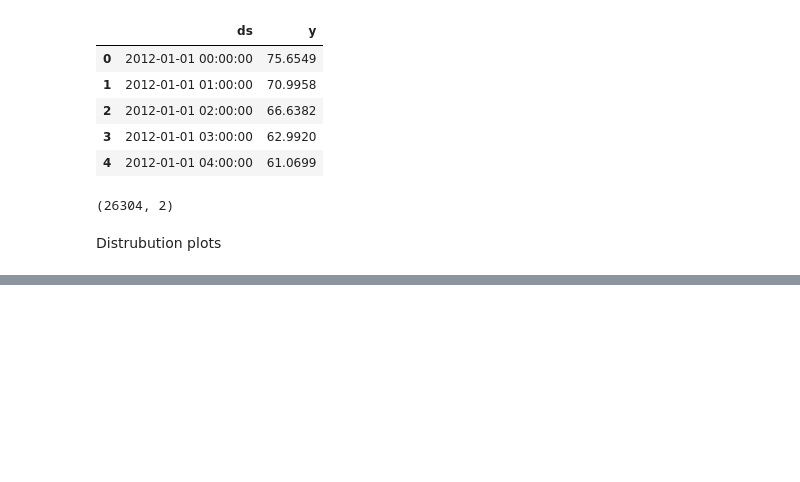
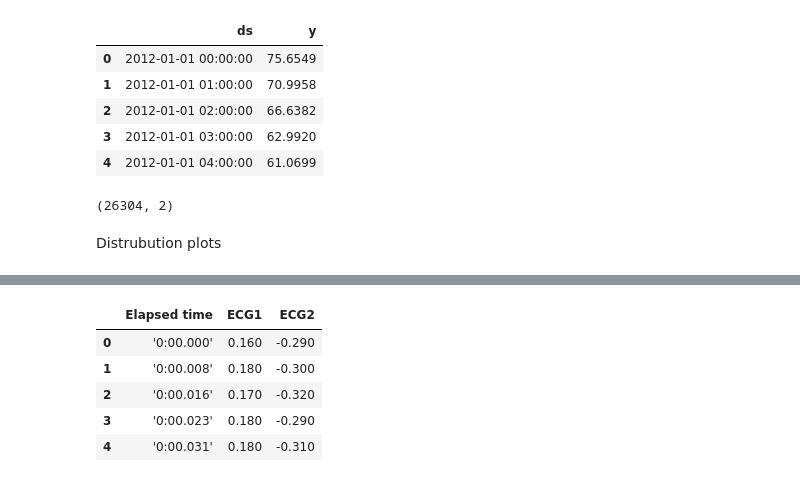
Before and after one commit to samtholathrobin/Dynamic-Time-Series-Ensemble, a Jupyter notebook: intro.ipynb, the cells around one changed output, grey strips where cells are left out. Cells and saved outputs as stored; diff of their text form; code cells hidden in the pictures; blank space fills up the shorter version.

```diff
--- a/intro.ipynb
+++ b/intro.ipynb
@@ -41,0 +59,10 @@ fig.show()
+# %%
+df_cleaned = df.rename(columns=lambda x: x.strip("'"))
+df_cleaned.head()
+# %% [output]
+|  | Elapsed time | ECG1 | ECG2 |
+| 0 | '0:00.000' | 0.160 | -0.290 |
+| 1 | '0:00.008' | 0.180 | -0.300 |
+| 2 | '0:00.016' | 0.170 | -0.320 |
+| 3 | '0:00.023' | 0.180 | -0.290 |
+| 4 | '0:00.031' | 0.180 | -0.310 |
```
Also changed, not shown: parts of 11 cells of this notebook, 5 other files.
